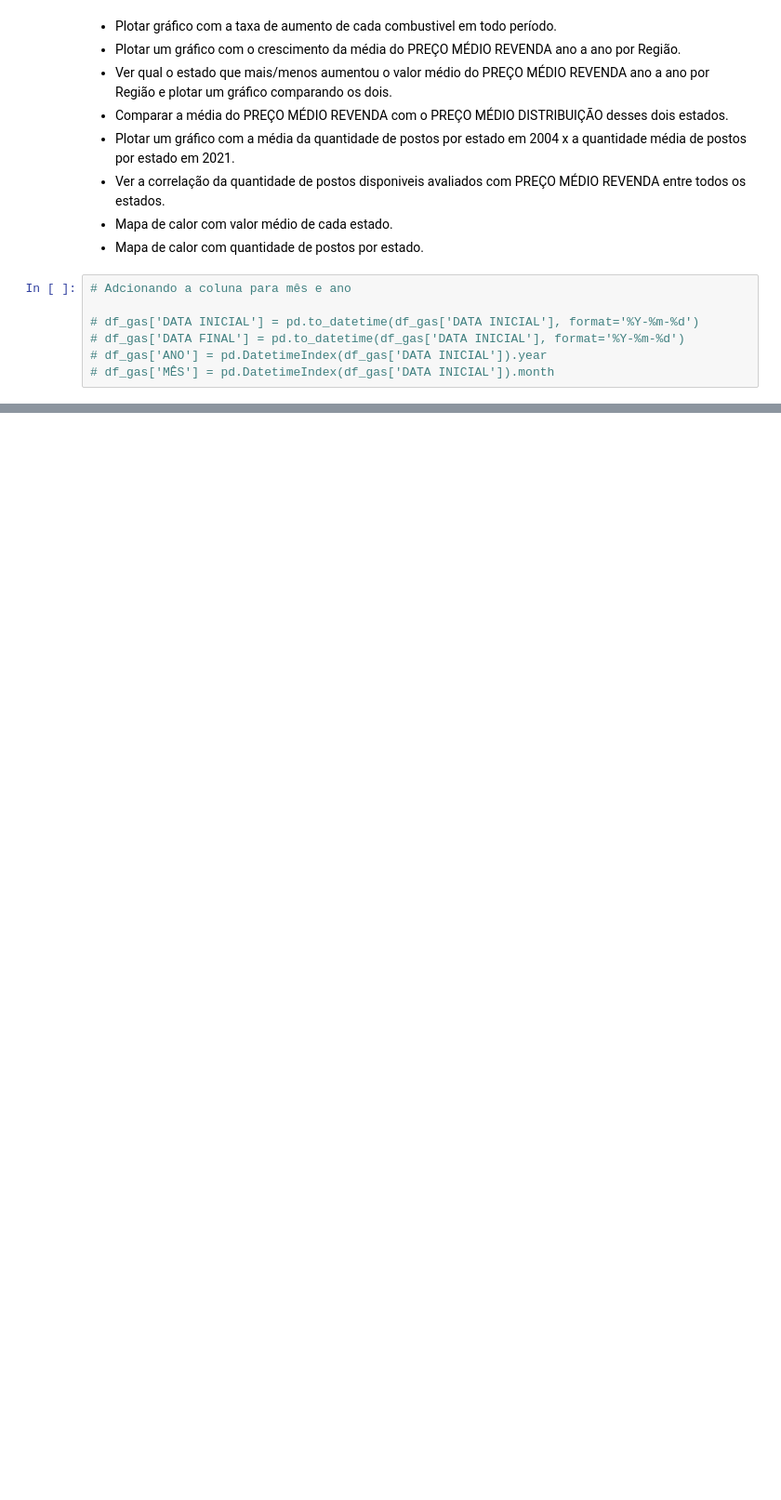
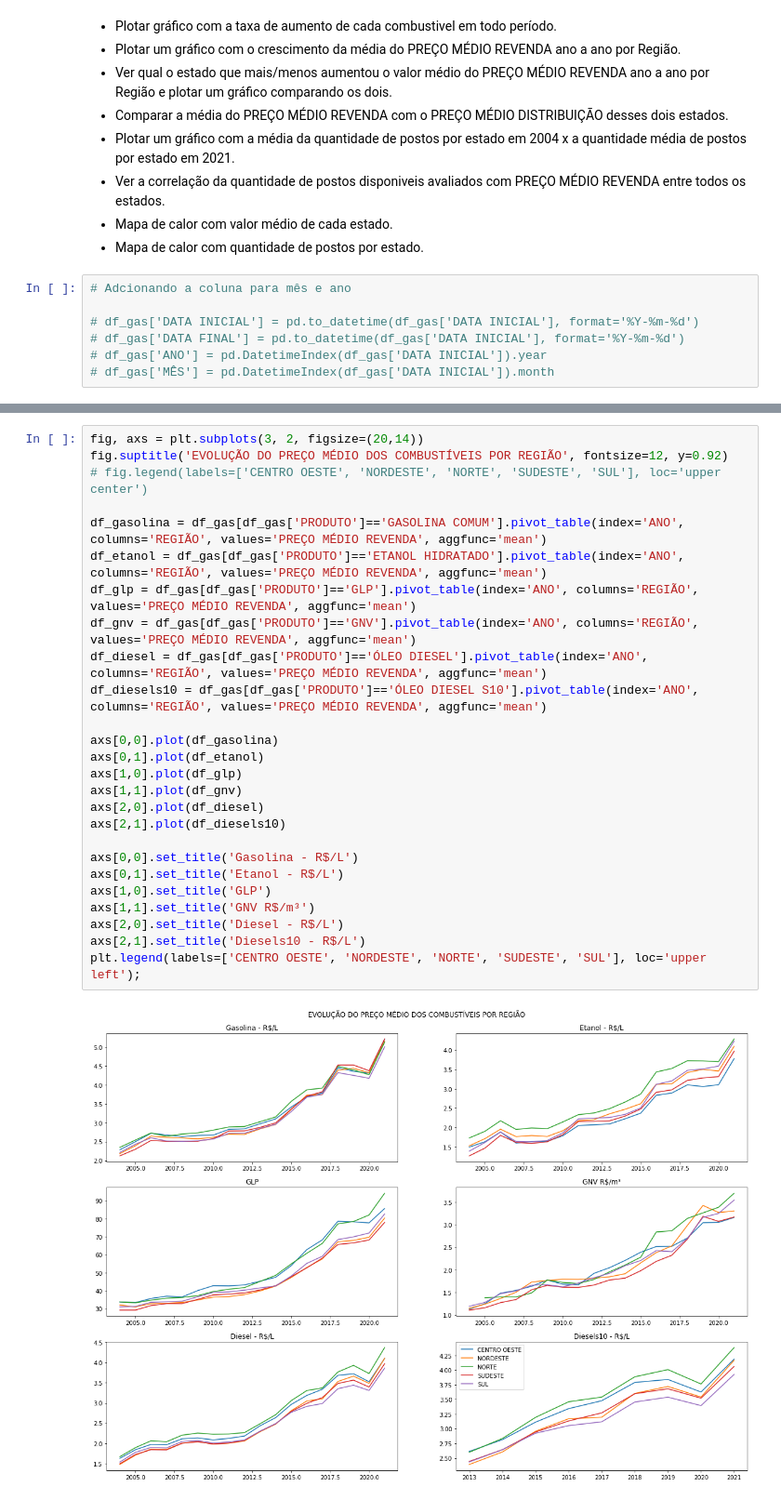
Before and after one commit to cruz-rodrigo/projeto4, a Jupyter notebook: projeto 4.ipynb, the cells around one changed output, grey strips where cells are left out. Shown at 93% size. Drawn from its saved outputs; the diff is of its cells as text; blank space fills up the shorter version.

```diff
--- a/projeto 4.ipynb
+++ b/projeto 4.ipynb
@@ -103,0 +96,28 @@ df_gas.pivot_table(index='PRODUTO', columns='ANO', values='PREÇO MÉDIO REVENDA
+# %%
+fig, axs = plt.subplots(3, 2, figsize=(20,14))
+fig.suptitle('EVOLUÇÃO DO PREÇO MÉDIO DOS COMBUSTÍVEIS POR REGIÃO', fontsize=12, y=0.92)
+# fig.legend(labels=['CENTRO OESTE', 'NORDESTE', 'NORTE', 'SUDESTE', 'SUL'], loc='upper center')
+
+df_gasolina = df_gas[df_gas['PRODUTO']=='GASOLINA COMUM'].pivot_table(index='ANO', columns='REGIÃO', values='PREÇO MÉDIO REVENDA', aggfunc='mean')
+df_etanol = df_gas[df_gas['PRODUTO']=='ETANOL HIDRATADO'].pivot_table(index='ANO', columns='REGIÃO', values='PREÇO MÉDIO REVENDA', aggfunc='mean')
+df_glp = df_gas[df_gas['PRODUTO']=='GLP'].pivot_table(index='ANO', columns='REGIÃO', values='PREÇO MÉDIO REVENDA', aggfunc='mean')
+df_gnv = df_gas[df_gas['PRODUTO']=='GNV'].pivot_table(index='ANO', columns='REGIÃO', values='PREÇO MÉDIO REVENDA', aggfunc='mean')
+df_diesel = df_gas[df_gas['PRODUTO']=='ÓLEO DIESEL'].pivot_table(index='ANO', columns='REGIÃO', values='PREÇO MÉDIO REVENDA', aggfunc='mean')
+df_diesels10 = df_gas[df_gas['PRODUTO']=='ÓLEO DIESEL S10'].pivot_table(index='ANO', columns='REGIÃO', values='PREÇO MÉDIO REVENDA', aggfunc='mean')
+
+axs[0,0].plot(df_gasolina)
+axs[0,1].plot(df_etanol)
+axs[1,0].plot(df_glp)
+axs[1,1].plot(df_gnv)
+axs[2,0].plot(df_diesel)
+axs[2,1].plot(df_diesels10)
+
+axs[0,0].set_title('Gasolina - R$/L')
+axs[0,1].set_title('Etanol - R$/L')
+axs[1,0].set_title('GLP')
+axs[1,1].set_title('GNV R$/m³')
+axs[2,0].set_title('Diesel - R$/L')
+axs[2,1].set_title('Diesels10 - R$/L')
+plt.legend(labels=['CENTRO OESTE', 'NORDESTE', 'NORTE', 'SUDESTE', 'SUL'], loc='upper left');
+# %% [output]
+[figure, added]
```
Also changed, not shown: parts of 13 cells of this notebook.
